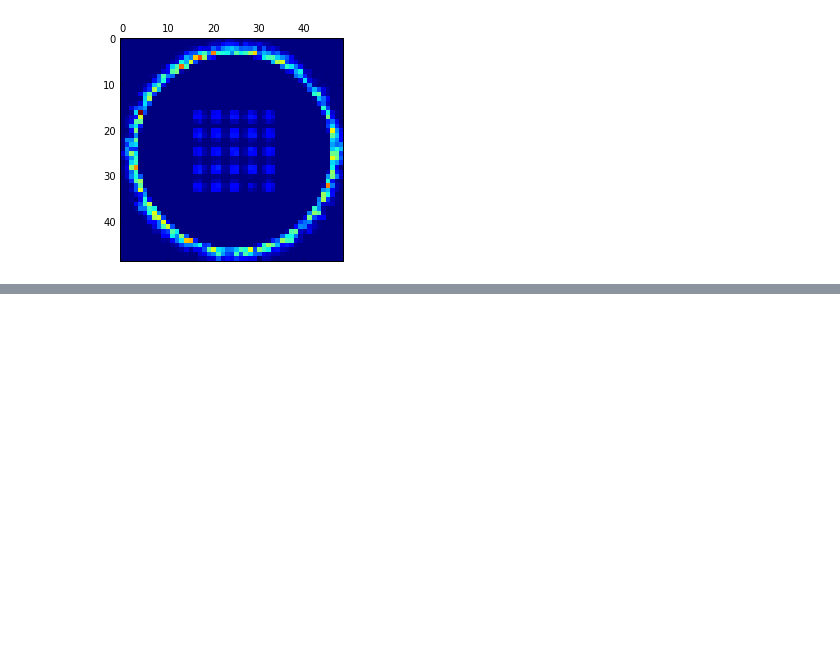
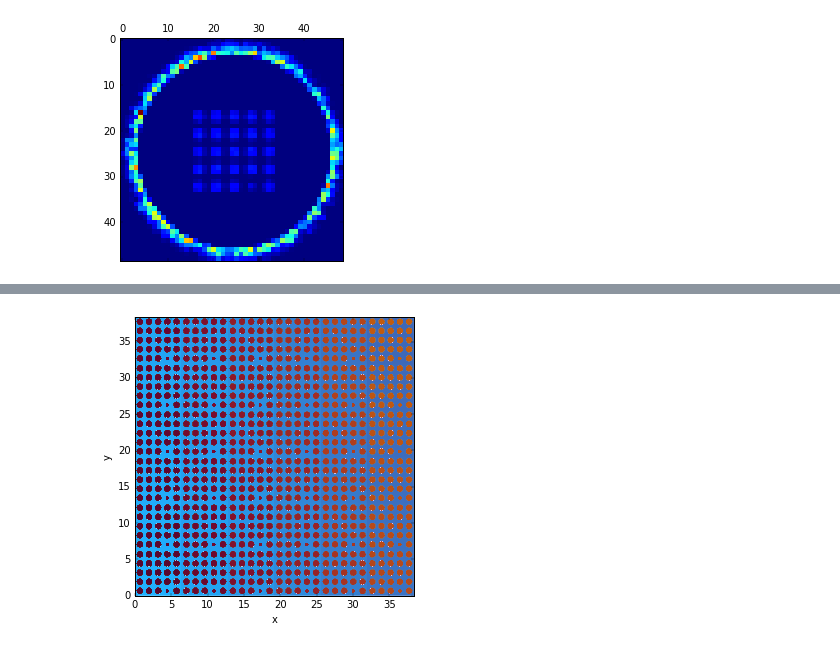
Before and after one commit to aprilnovak/nkq_analysis, a Jupyter notebook: notebooks/visualize-gg.ipynb, the cells around one changed output, grey strips where cells are left out. Cells and saved outputs as stored; diff of their text form; code cells hidden in the pictures; blank space fills up the shorter version.

```diff
--- a/notebooks/visualize-gg.ipynb
+++ b/notebooks/visualize-gg.ipynb
@@ -130,0 +130,5 @@ with h5.File("/Users/aprilnovak/Mounts/orthanc/projects/nkq_analysis/vera-inputs
+# %%
+model = load_gg(xml_path + '6x6/6x6-notebook.gg.xml')
+comps = load_comps(xml_path + '6x6/6x6.shift_compositions-custom.h5')
+comps = [Composition(**d) for d in comps['compositions'].tolist()]
+colors = ColorMap.from_compositions(comps)
@@ -130,0 +141,11 @@ with h5.File("/Users/aprilnovak/Mounts/orthanc/projects/nkq_analysis/vera-inputs
+# %%
+z = 0.5
+x = 6*6.4
+y = 6*6.4
+
+imager = Imager(model.geometry, lower = (0.0, 0.0, z), upper = (x, y, z), \
+                basis = (1, 0, 0), max_pixels=1200)
+imager.set_colors(colors)
+imager.check_errors = True
+imager.plot(figsize=(5.0, 5.0));
+# %% [output]
@@ -130,0 +153 @@ with h5.File("/Users/aprilnovak/Mounts/orthanc/projects/nkq_analysis/vera-inputs
+[figure, added]
```
Also changed, not shown: parts of 5 cells of this notebook, 4 other files.
